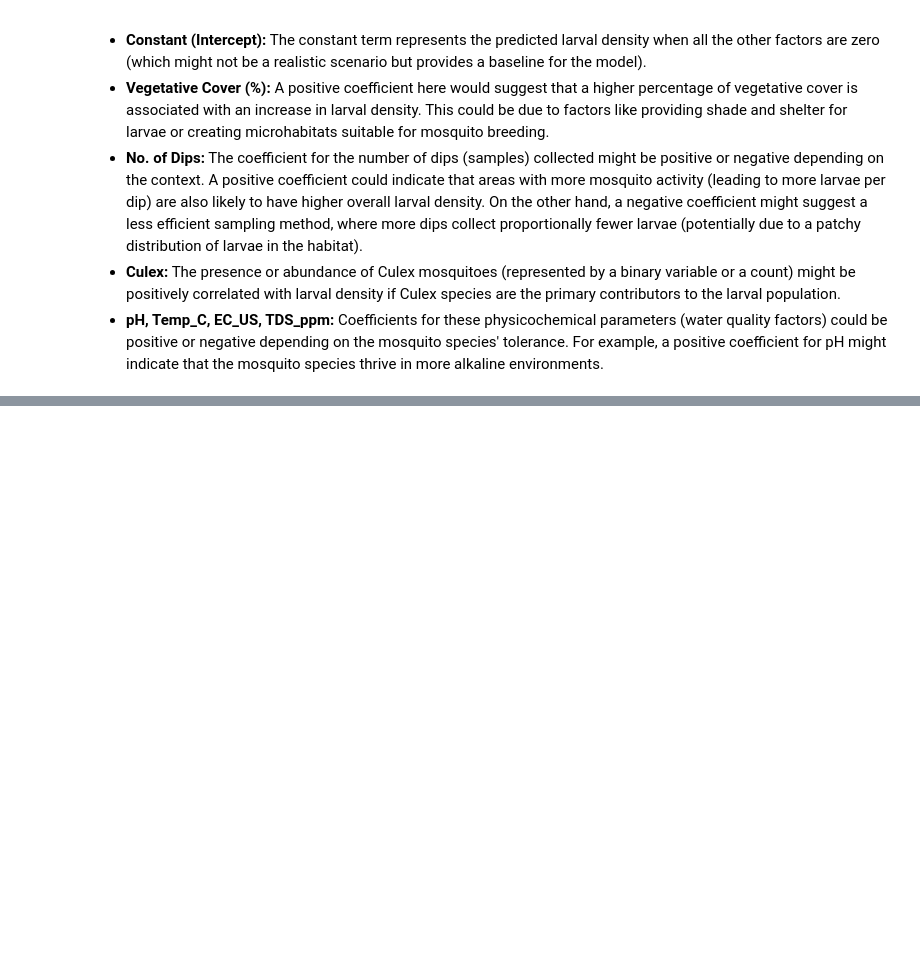
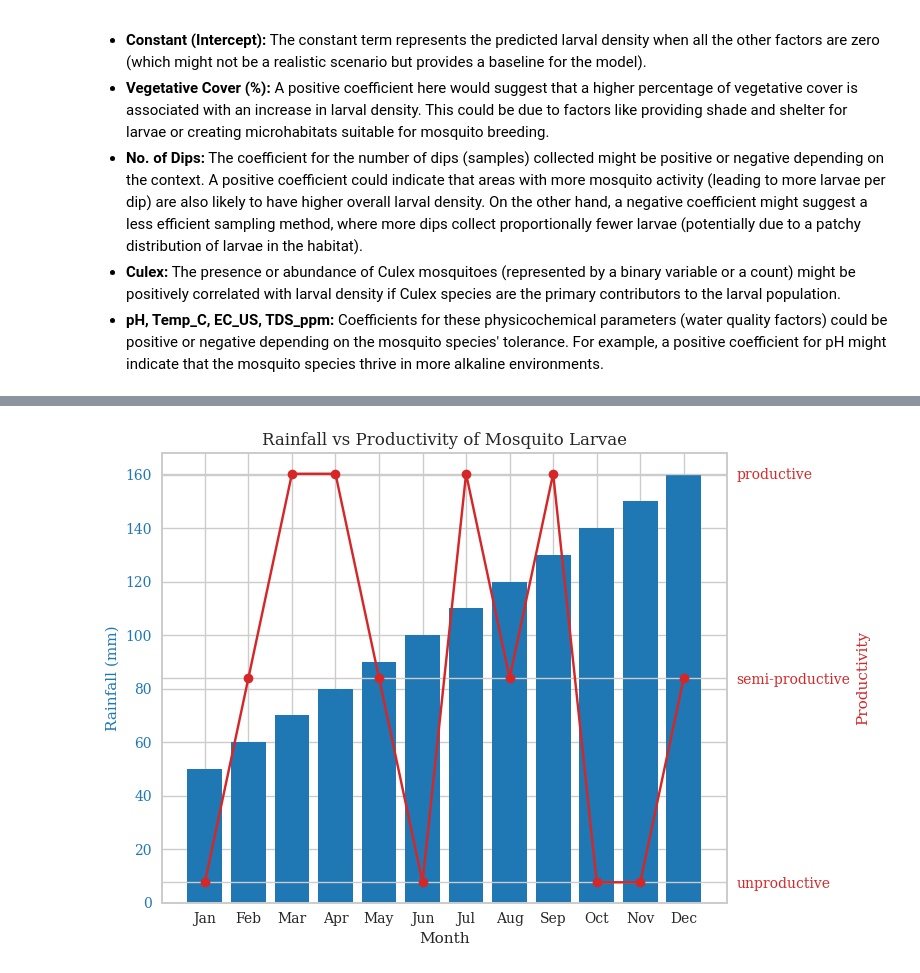
Before and after one commit to philusnarh/Lecture_notes, a Jupyter notebook: QAnalysis/data_analysis.ipynb, the cells around one changed output, grey strips where cells are left out. Saved outputs shown, nothing was run; the diff lists cells and outputs as text; code cells hidden in the pictures; blank space fills up the shorter version.

```diff
--- a/QAnalysis/data_analysis.ipynb
+++ b/QAnalysis/data_analysis.ipynb
@@ -683,0 +750,38 @@ The table above shows the results of a linear regression for predicting larval d
+# %%
+import pandas as pd
+import matplotlib.pyplot as plt
+
+# Sample data for rainfall and productivity of mosquito larvae
+data = {
+    'Month': ['Jan', 'Feb', 'Mar', 'Apr', 'May', 'Jun', 'Jul', 'Aug', 'Sep', 'Oct', 'Nov', 'Dec'],
+    'Rainfall (mm)': [50, 60, 70, 80, 90, 100, 110, 120, 130, 140, 150, 160],
+    'Productivity': ['unproductive', 'semi-productive', 'productive', 'productive', 'semi-productive', 'unproductive',
+                     'productive', 'semi-productive', 'productive', 'unproductive', 'unproductive', 'semi-productive']
+}
+
+# Create a DataFrame
+df = pd.DataFrame(data)
+
+# Plotting
+fig, ax1 = plt.subplots()
+
+# Rainfall plot
+color = 'tab:blue'
+ax1.set_xlabel('Month')
+ax1.set_ylabel('Rainfall (mm)', color=color)
+ax1.bar(df['Month'], df['Rainfall (mm)'], color=color)
+ax1.tick_params(axis='y', labelcolor=color)
+
+# Productivity plot
+ax2 = ax1.twinx()
+color = 'tab:red'
+ax2.set_ylabel('Productivity', color=color)
+ax2.plot(df['Month'], df['Productivity'], color=color, marker='o')
+ax2.tick_params(axis='y', labelcolor=color)
+
+# Title and layout
+plt.title('Rainfall vs Productivity of Mosquito Larvae')
+plt.tight_layout()
+plt.show()
+# %% [output]
+[figure, added]
```
Also changed, not shown: parts of 17 cells of this notebook.
